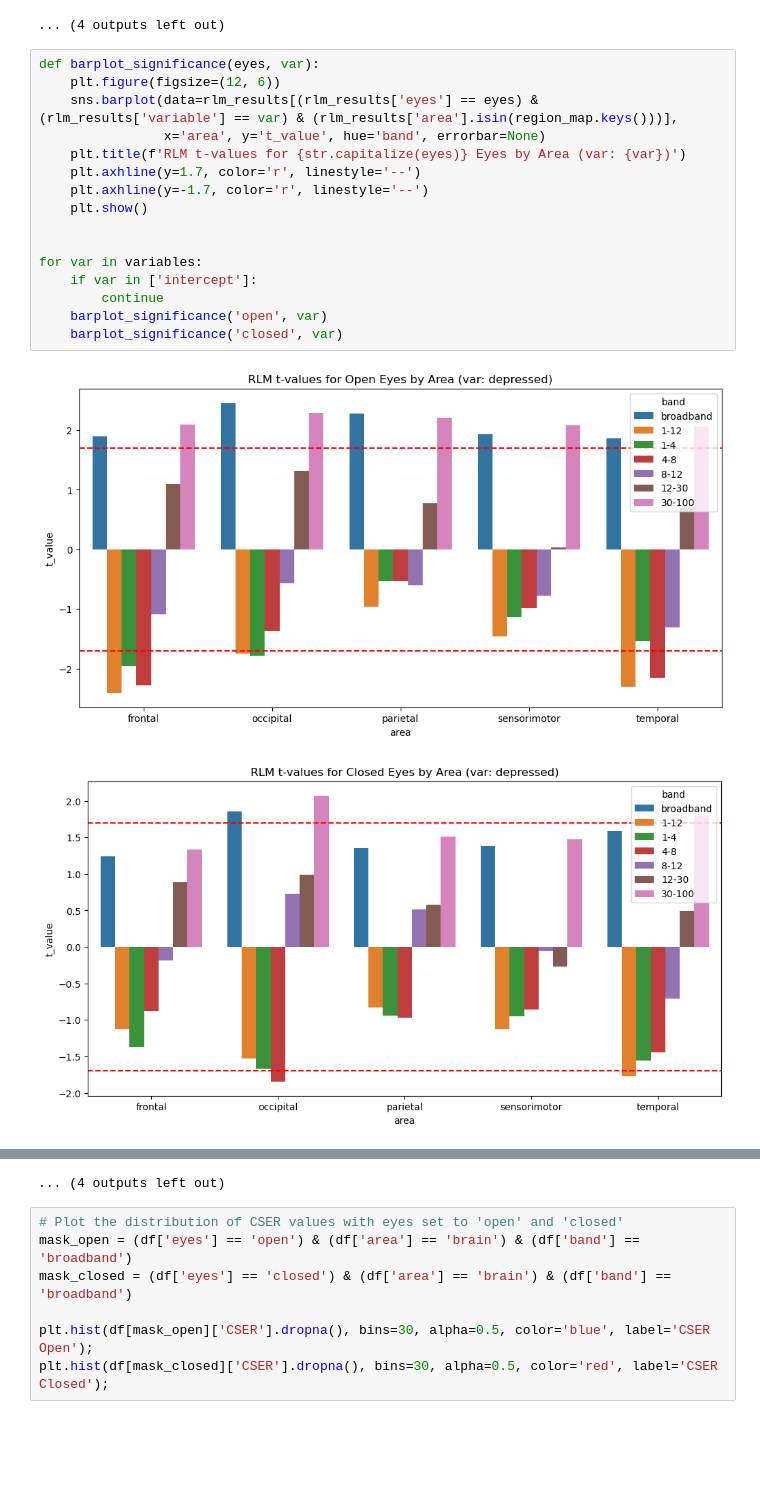
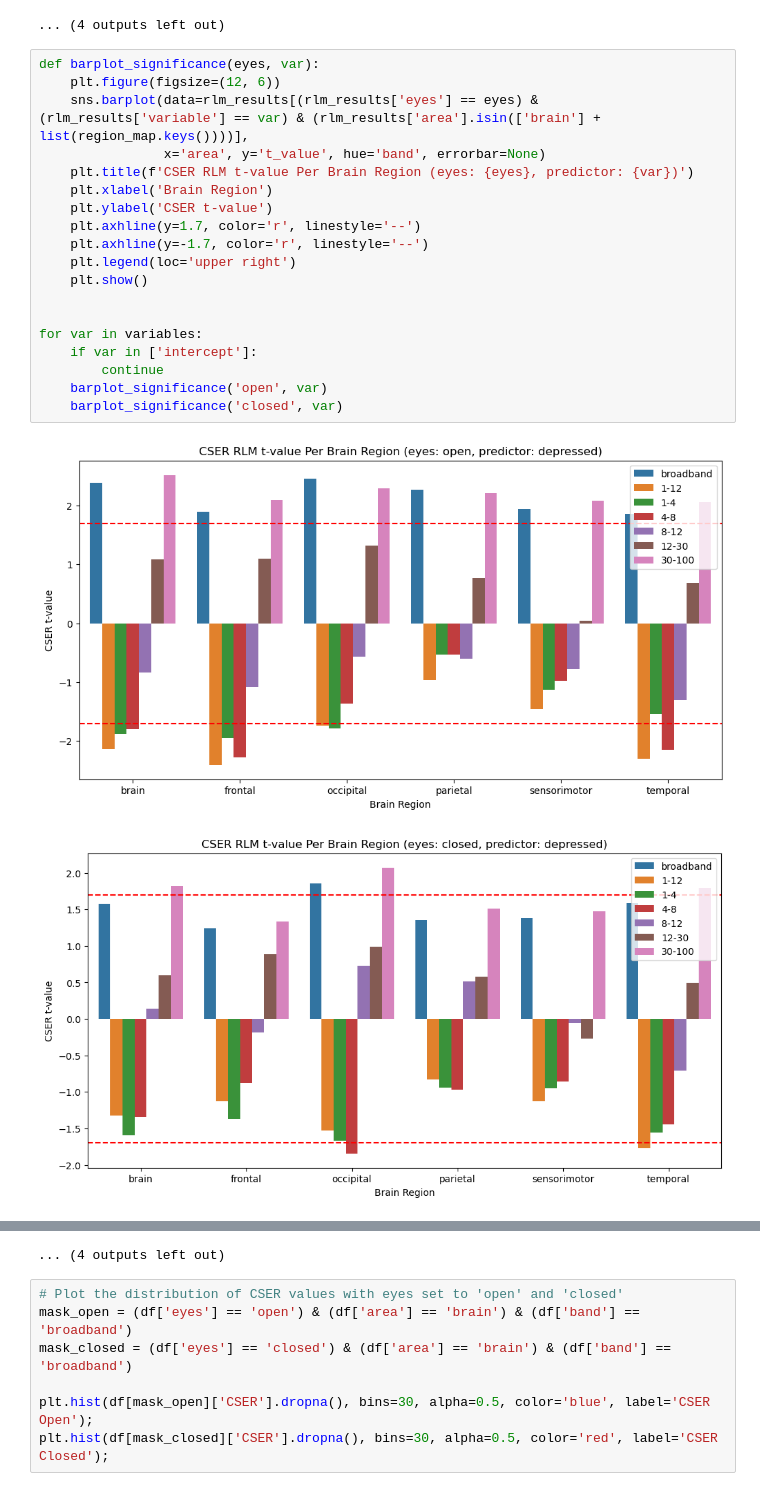
Before and after one commit to ldubravica/MScResearchProject, a Jupyter notebook: analyse_cser.ipynb, the cells around one changed output, grey strips where cells are left out. Saved outputs shown, nothing was run; the diff lists cells and outputs as text; blank space fills up the shorter version.

```diff
--- a/analyse_cser.ipynb
+++ b/analyse_cser.ipynb
@@ -615,19 +615,22 @@ for var in variables:
 # %%
 def barplot_significance(eyes, var):
     plt.figure(figsize=(12, 6))
-    sns.barplot(data=rlm_results[(rlm_results['eyes'] == eyes) & (rlm_results['variable'] == var) & (rlm_results['area'].isin(region_map.keys()))],
+    sns.barplot(data=rlm_results[(rlm_results['eyes'] == eyes) & (rlm_results['variable'] == var) & (rlm_results['area'].isin(['brain'] + list(region_map.keys())))],
                 x='area', y='t_value', hue='band', errorbar=None)
-    plt.title(f'RLM t-values for {str.capitalize(eyes)} Eyes by Area (var: {var})')
+    plt.title(f'CSER RLM t-value Per Brain Region (eyes: {eyes}, predictor: {var})')
+    plt.xlabel('Brain Region')
+    plt.ylabel('CSER t-value')
     plt.axhline(y=1.7, color='r', linestyle='--')
     plt.axhline(y=-1.7, color='r', linestyle='--')
+    plt.legend(loc='upper right')
     plt.show()
 
 
 for var in variables:
     if var in ['intercept']:
         continue
     barplot_significance('open', var)
     barplot_significance('closed', var)
 # %% [output]
-[figure, old version]
+[figure, new version]
-[figure, old version]
+[figure, new version]
```
Also changed, not shown: parts of 3 cells of this notebook, 11 other files.
